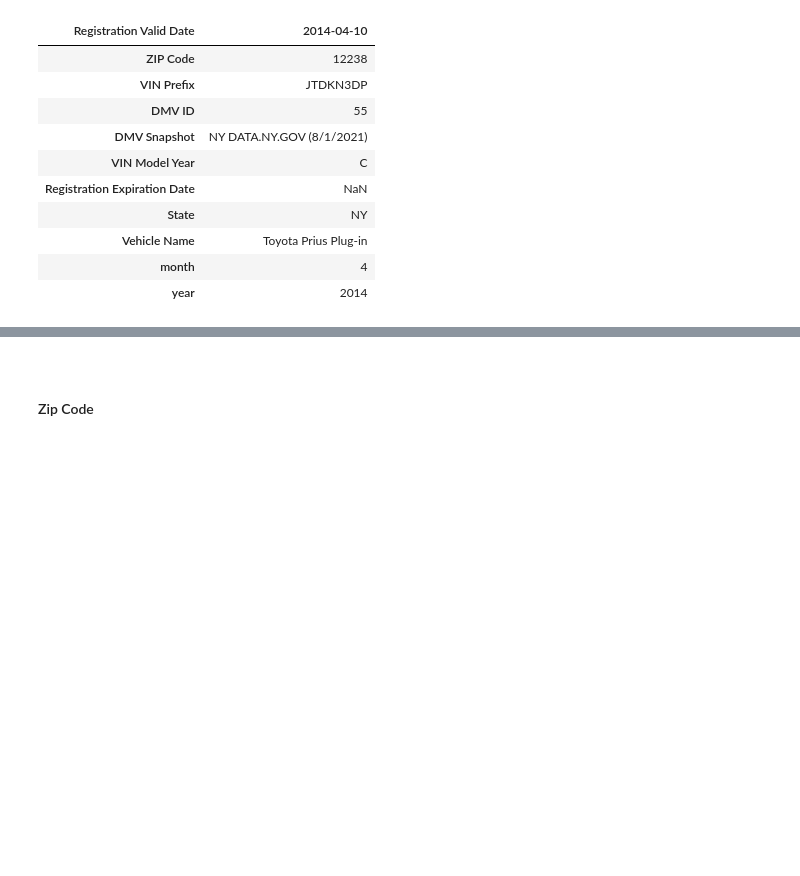
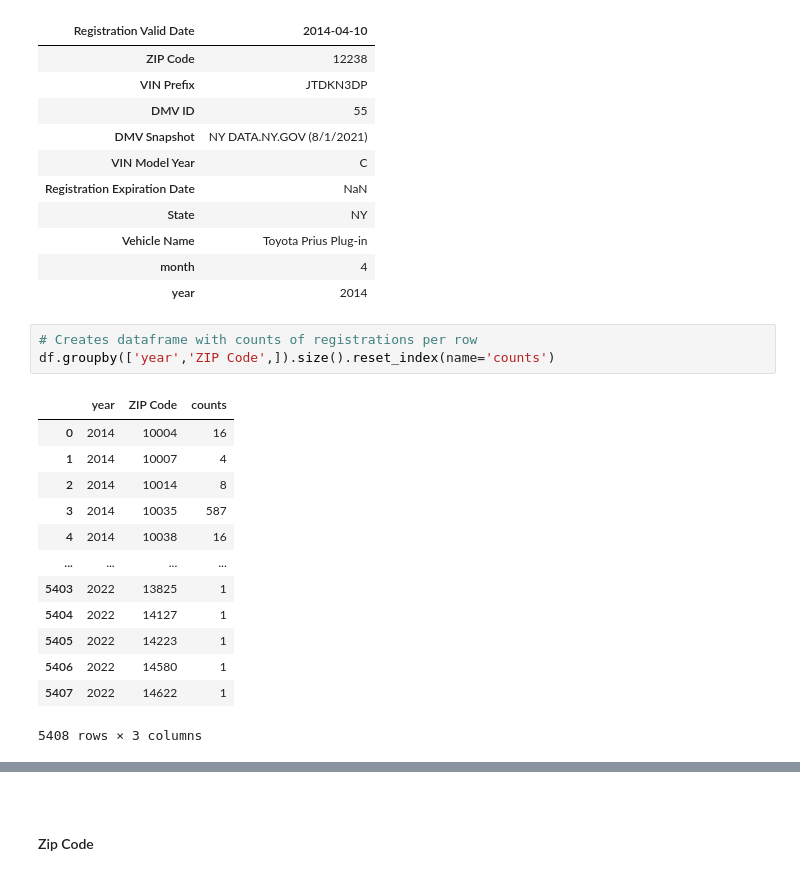
Before and after one commit to encodingintuition/EV_vehicles_US, a Jupyter notebook: Vehicles_NY-01-EDA_01.ipynb, the cells around one changed output, grey strips where cells are left out. Saved outputs shown, nothing was run; the diff lists cells and outputs as text; blank space fills up the shorter version.

Commit message:
zip groupby

```diff
--- a/Vehicles_NY-01-EDA_01.ipynb
+++ b/Vehicles_NY-01-EDA_01.ipynb
@@ -275,3 +275,20 @@ df.head(1).T
 | Vehicle Name | Toyota Prius Plug-in |
 | month | 4 |
 | year | 2014 |
+# %%
+# Creates dataframe with counts of registrations per row
+df.groupby(['year','ZIP Code',]).size().reset_index(name='counts')
+# %% [output]
+|  | year | ZIP Code | counts |
+| 0 | 2014 | 10004 | 16 |
+| 1 | 2014 | 10007 | 4 |
+| 2 | 2014 | 10014 | 8 |
+| 3 | 2014 | 10035 | 587 |
+| 4 | 2014 | 10038 | 16 |
+| ... | ... | ... | ... |
+| 5403 | 2022 | 13825 | 1 |
+| 5404 | 2022 | 14127 | 1 |
+| 5405 | 2022 | 14223 | 1 |
+| 5406 | 2022 | 14580 | 1 |
+| 5407 | 2022 | 14622 | 1 |
+5408 rows × 3 columns
```
Also changed, not shown: parts of 2 cells of this notebook.
